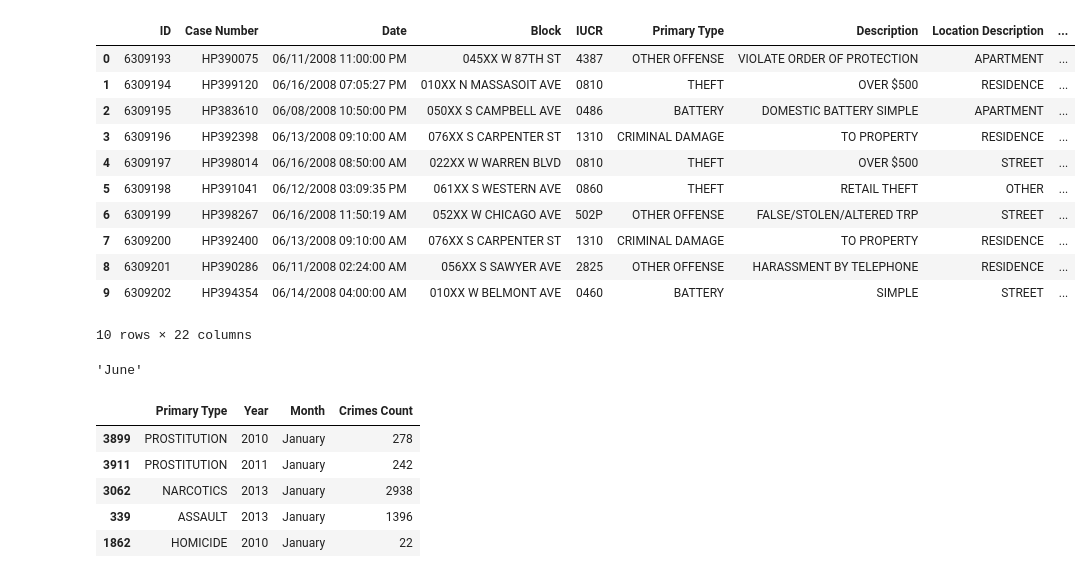
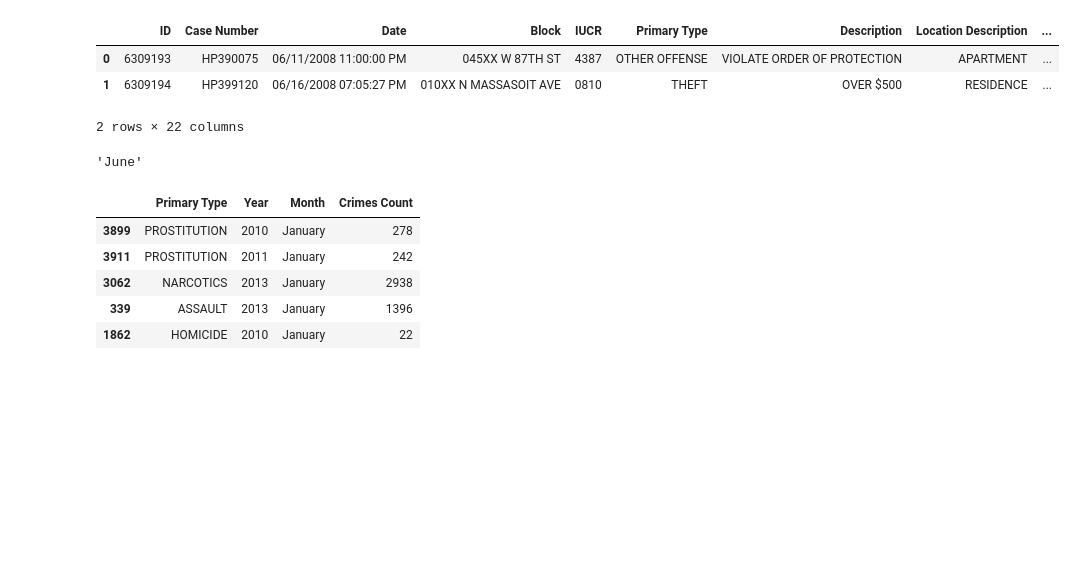
Before and after one commit to AmeyKelekar/DataAnalysisUsingPython, a Jupyter notebook: DataAnalysisOnCrimeInChicago/Analysis_Scripts/ipython_notebooks/Chicago_Crime_Analysis_Seasonality.ipynb, the cells around one changed output. Drawn from its saved outputs; the diff is of its cells as text; code cells hidden in the pictures; blank space fills up the shorter version.

```diff
--- a/DataAnalysisOnCrimeInChicago/Analysis_Scripts/ipython_notebooks/Chicago_Crime_Analysis_Seasonality.ipynb
+++ b/DataAnalysisOnCrimeInChicago/Analysis_Scripts/ipython_notebooks/Chicago_Crime_Analysis_Seasonality.ipynb
@@ -12,20 +12,12 @@ from matplotlib.font_manager import FontProperties
 # %%
 crime_data = pd.read_csv('/Users/ameykelekar/Documents/DataAnalysisUsingPython/Data Analysis on Crime in Chicago/Chicago_crime/Crimes_-_2001_to_present.csv')
 # %%
-crime_data.head(10)
+crime_data.head(2)
 # %% [output]
 |  | ID | Case Number | Date | Block | IUCR | Primary Type | Description | Location Description | ... |
 | 0 | 6309193 | HP390075 | 06/11/2008 11:00:00 PM | 045XX W 87TH ST | 4387 | OTHER OFFENSE | VIOLATE ORDER OF PROTECTION | APARTMENT | ... |
 | 1 | 6309194 | HP399120 | 06/16/2008 07:05:27 PM | 010XX N MASSASOIT AVE | 0810 | THEFT | OVER $500 | RESIDENCE | ... |
-| 2 | 6309195 | HP383610 | 06/08/2008 10:50:00 PM | 050XX S CAMPBELL AVE | 0486 | BATTERY | DOMESTIC BATTERY SIMPLE | APARTMENT | ... |
-| 3 | 6309196 | HP392398 | 06/13/2008 09:10:00 AM | 076XX S CARPENTER ST | 1310 | CRIMINAL DAMAGE | TO PROPERTY | RESIDENCE | ... |
-| 4 | 6309197 | HP398014 | 06/16/2008 08:50:00 AM | 022XX W WARREN BLVD | 0810 | THEFT | OVER $500 | STREET | ... |
-| 5 | 6309198 | HP391041 | 06/12/2008 03:09:35 PM | 061XX S WESTERN AVE | 0860 | THEFT | RETAIL THEFT | OTHER | ... |
-| 6 | 6309199 | HP398267 | 06/16/2008 11:50:19 AM | 052XX W CHICAGO AVE | 502P | OTHER OFFENSE | FALSE/STOLEN/ALTERED TRP | STREET | ... |
-| 7 | 6309200 | HP392400 | 06/13/2008 09:10:00 AM | 076XX S CARPENTER ST | 1310 | CRIMINAL DAMAGE | TO PROPERTY | RESIDENCE | ... |
-| 8 | 6309201 | HP390286 | 06/11/2008 02:24:00 AM | 056XX S SAWYER AVE | 2825 | OTHER OFFENSE | HARASSMENT BY TELEPHONE | RESIDENCE | ... |
-| 9 | 6309202 | HP394354 | 06/14/2008 04:00:00 AM | 010XX W BELMONT AVE | 0460 | BATTERY | SIMPLE | STREET | ... |
-10 rows × 22 columns
+2 rows × 22 columns
 # %%
 datetime.strptime(crime_data['Date'][0],'%m/%d/%Y %I:%M:%S %p').date().strftime('%B')
 # %% [output]
```
Also changed, not shown: parts of 2 cells of this notebook.
